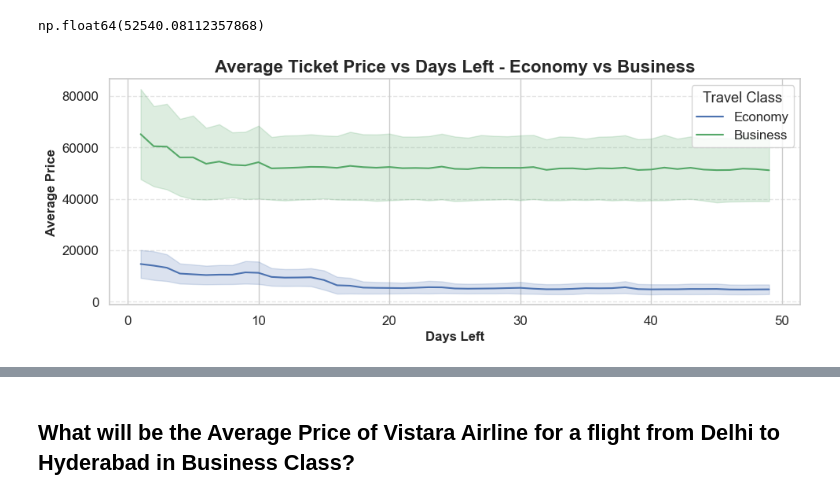
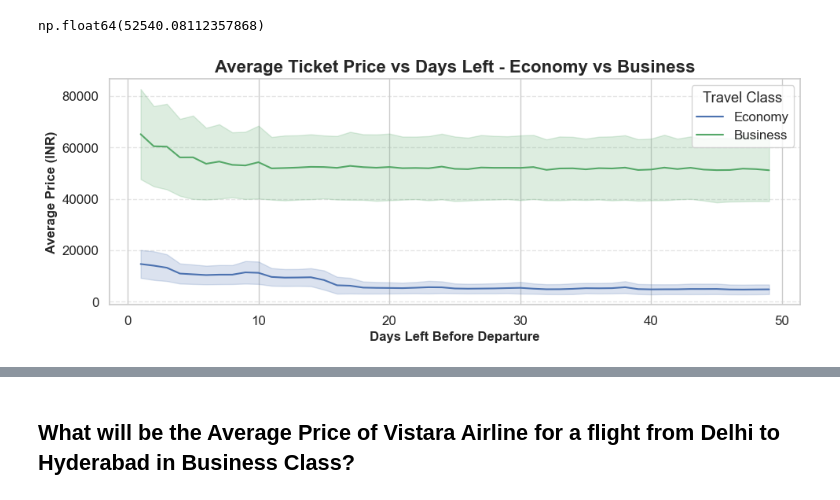
Before and after one commit to soumojit-dev/Airlines-Flight-Analysis, a Jupyter notebook: analysis.ipynb, the cells around one changed output, grey strips where cells are left out. Cells and saved outputs as stored; diff of their text form; code cells hidden in the pictures.

```diff
--- a/analysis.ipynb
+++ b/analysis.ipynb
@@ -516,13 +599,13 @@ np.float64(52540.08112357868)
 # %%
 plt.figure(figsize=(10,4))
 
 sns.lineplot(data = df, x = 'days_left', y = 'price', hue = 'class', estimator = 'mean', errorbar = 'sd', palette = ['#4C72B0','#55A868'])
 plt.title("Average Ticket Price vs Days Left - Economy vs Business", fontsize = 16, fontweight = 'bold')
-plt.xlabel('Days Left', fontsize = 12, fontweight = 'semibold')
-plt.ylabel("Average Price", fontsize = 12, fontweight = 'semibold')
+plt.xlabel('Days Left Before Departure', fontsize = 12, fontweight = 'semibold')
+plt.ylabel("Average Price (INR)", fontsize = 12, fontweight = 'semibold')
 plt.legend(title = 'Travel Class')
 plt.grid(axis = 'y', linestyle = '--', alpha = 0.5)
 plt.tight_layout()
 plt.show()
 # %% [output]
-[figure, old version]
+[figure, new version]
```
Also changed, not shown: parts of 23 cells of this notebook.
